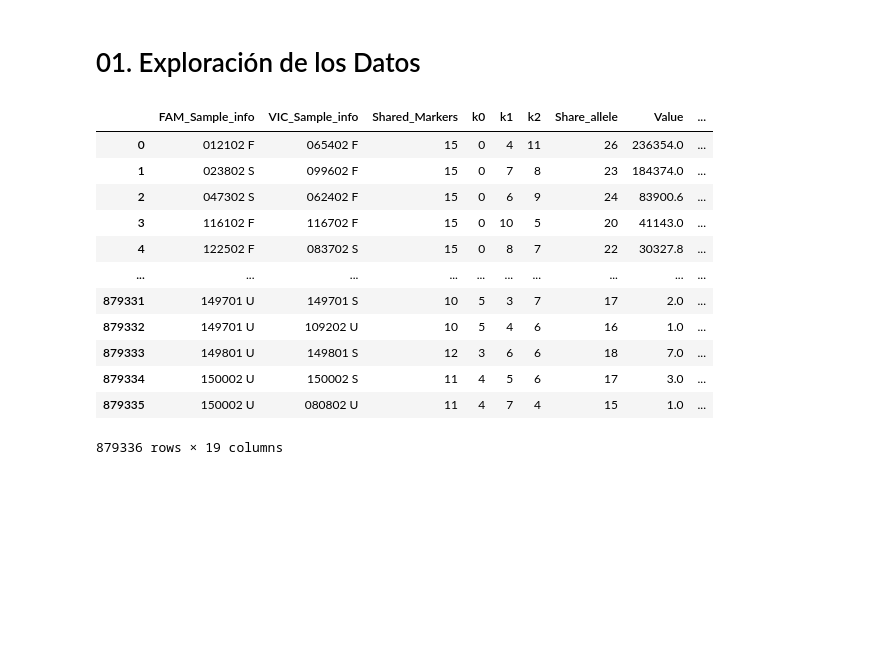
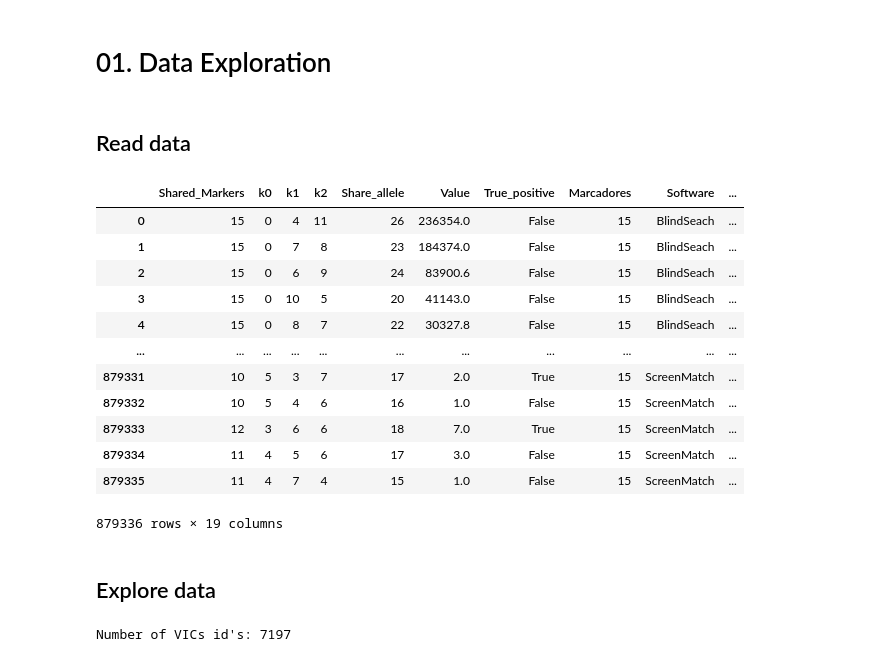
Before and after one commit to alemr214/cimat-pedigri-forense, a Jupyter notebook: notebooks/01-exploration.ipynb, the cells around one changed output. Saved outputs shown, nothing was run; the diff lists cells and outputs as text; code cells hidden in the pictures; blank space fills up the shorter version.

```diff
--- a/notebooks/01-exploration.ipynb
+++ b/notebooks/01-exploration.ipynb
@@ -1,5 +1,5 @@
 # %% [markdown]
-# 01. Exploración de los Datos
+# 01. Data Exploration
 # %%
 import numpy as np
 import pandas as pd
@@ -6,21 +7,25 @@ import pandas as pd
+# %% [markdown]
+## Read data
 # %%
 db = pd.read_excel("../data/raw/archivo_combinado.xlsx")
 # %%
 # Split compund columns
 db[['FAM_Sample_info_id', 'FAM_Sample_info_rel']] = db['FAM_Sample_info'].str.split(' ', n = 1, expand = True)
+db[['VIC_Sample_info_id', 'VIC_Sample_info_rel']] = db['VIC_Sample_info'].str.split(' ', n = 1, expand = True)
+db.drop(['FAM_Sample_info', 'VIC_Sample_info'], axis = 1, inplace = True)
 # %%
-dbs
+db
 # %% [output]
-|  | FAM_Sample_info | VIC_Sample_info | Shared_Markers | k0 | k1 | k2 | Share_allele | Value | ... |
-| 0 | 012102 F | 065402 F | 15 | 0 | 4 | 11 | 26 | 236354.0 | ... |
-| 1 | 023802 S | 099602 F | 15 | 0 | 7 | 8 | 23 | 184374.0 | ... |
-| 2 | 047302 S | 062402 F | 15 | 0 | 6 | 9 | 24 | 83900.6 | ... |
-| 3 | 116102 F | 116702 F | 15 | 0 | 10 | 5 | 20 | 41143.0 | ... |
-| 4 | 122502 F | 083702 S | 15 | 0 | 8 | 7 | 22 | 30327.8 | ... |
-| ... | ... | ... | ... | ... | ... | ... | ... | ... | ... |
-| 879331 | 149701 U | 149701 S | 10 | 5 | 3 | 7 | 17 | 2.0 | ... |
-| 879332 | 149701 U | 109202 U | 10 | 5 | 4 | 6 | 16 | 1.0 | ... |
-| 879333 | 149801 U | 149801 S | 12 | 3 | 6 | 6 | 18 | 7.0 | ... |
-| 879334 | 150002 U | 150002 S | 11 | 4 | 5 | 6 | 17 | 3.0 | ... |
-| 879335 | 150002 U | 080802 U | 11 | 4 | 7 | 4 | 15 | 1.0 | ... |
+|  | Shared_Markers | k0 | k1 | k2 | Share_allele | Value | True_positive | Marcadores | Software | ... |
+| 0 | 15 | 0 | 4 | 11 | 26 | 236354.0 | False | 15 | BlindSeach | ... |
+| 1 | 15 | 0 | 7 | 8 | 23 | 184374.0 | False | 15 | BlindSeach | ... |
+| 2 | 15 | 0 | 6 | 9 | 24 | 83900.6 | False | 15 | BlindSeach | ... |
+| 3 | 15 | 0 | 10 | 5 | 20 | 41143.0 | False | 15 | BlindSeach | ... |
+| 4 | 15 | 0 | 8 | 7 | 22 | 30327.8 | False | 15 | BlindSeach | ... |
+| ... | ... | ... | ... | ... | ... | ... | ... | ... | ... | ... |
+| 879331 | 10 | 5 | 3 | 7 | 17 | 2.0 | True | 15 | ScreenMatch | ... |
+| 879332 | 10 | 5 | 4 | 6 | 16 | 1.0 | False | 15 | ScreenMatch | ... |
+| 879333 | 12 | 3 | 6 | 6 | 18 | 7.0 | True | 15 | ScreenMatch | ... |
+| 879334 | 11 | 4 | 5 | 6 | 17 | 3.0 | False | 15 | ScreenMatch | ... |
+| 879335 | 11 | 4 | 7 | 4 | 15 | 1.0 | False | 15 | ScreenMatch | ... |
 879336 rows × 19 columns
@@ -26,0 +34,7 @@ dbs
+# %% [markdown]
+## Explore data
+# %%
+VICs = db["VIC_Sample_info_id"].unique()
+print(f"Number of VICs id's: {len(VICs)}")
+# %% [output]
+Number of VICs id's: 7197
```
Also changed, not shown: parts of 6 cells of this notebook, 7 other files.
